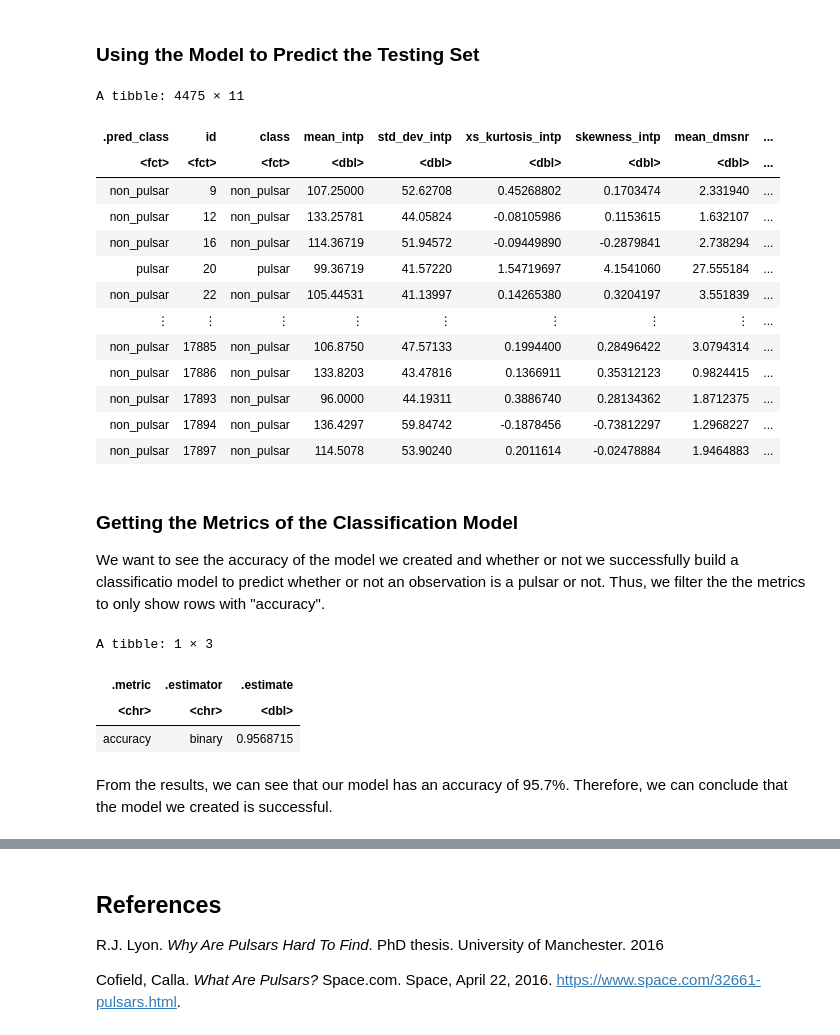
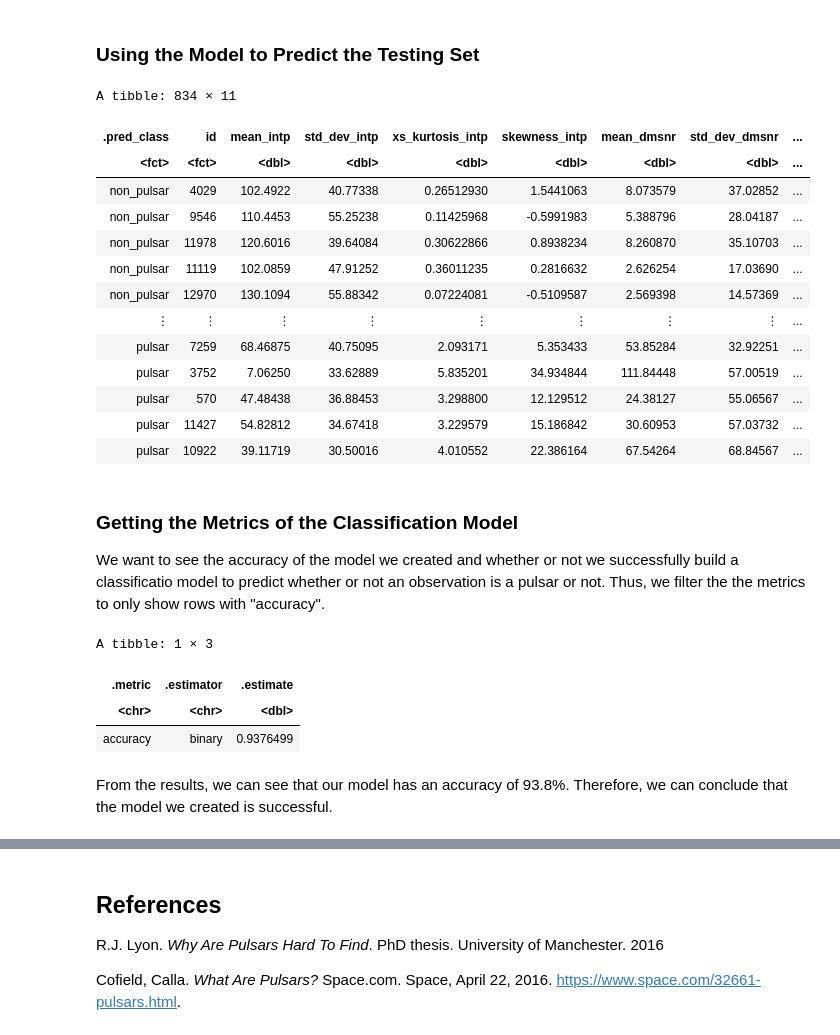
Before and after one commit to IDEKENTERPRISES/dsci-pulsar, a Jupyter notebook: final_code.ipynb, the cells around one changed output, grey strips where cells are left out. Drawn from its saved outputs; the diff is of its cells as text; code cells hidden in the pictures.

```diff
--- a/final_code.ipynb
+++ b/final_code.ipynb
@@ -166,3 +166,14 @@ A tibble: 2444 × 10
 | 17516 | 89.86719 | 47.48229 | 1.591325 | 2.5050565 | 0.7633779 | 12.39356 | ... |
 | 17559 | 77.07031 | 39.00064 | 1.884421 | 6.3721776 | 38.5175585 | 65.74106 | ... |
 | 17877 | 111.76562 | 52.94359 | 0.671724 | 0.3835939 | 149.8436455 | 97.92695 | ... |
+# %%
+set.seed(2002)
+# Balancing the testing classes
+
+ups_recipe <- recipe(class ~ ., data = pulsar_data_testing) |>
+              step_downsample(class, under_ratio = 1, skip = FALSE) |>
+              prep()
+
+pulsar_data_test <- bake(ups_recipe, pulsar_data_train)
+
+pulsar_data_test
@@ -340,27 +379,27 @@ knn_fit <- workflow() |>
 # %% [markdown]
 ### Using the Model to Predict the Testing Set
 # %%
-knn_prediction <- predict(knn_fit, pulsar_data_testing) |>
-                  bind_cols(pulsar_data_testing)
+knn_prediction <- predict(knn_fit, pulsar_data_test) |>
+                  bind_cols(pulsar_data_test)
 
 knn_prediction2 <- knn_prediction |>
                    mutate(class = as_factor(class))
 knn_prediction2
 # %% [output]
-A tibble: 4475 × 11
+A tibble: 834 × 11
-| .pred_class | id | class | mean_intp | std_dev_intp | xs_kurtosis_intp | skewness_intp | mean_dmsnr | ... |
-| <fct> | <fct> | <fct> | <dbl> | <dbl> | <dbl> | <dbl> | <dbl> | ... |
-| non_pulsar | 9 | non_pulsar | 107.25000 | 52.62708 | 0.45268802 | 0.1703474 | 2.331940 | ... |
-| non_pulsar | 12 | non_pulsar | 133.25781 | 44.05824 | -0.08105986 | 0.1153615 | 1.632107 | ... |
-| non_pulsar | 16 | non_pulsar | 114.36719 | 51.94572 | -0.09449890 | -0.2879841 | 2.738294 | ... |
-| pulsar | 20 | pulsar | 99.36719 | 41.57220 | 1.54719697 | 4.1541060 | 27.555184 | ... |
-| non_pulsar | 22 | non_pulsar | 105.44531 | 41.13997 | 0.14265380 | 0.3204197 | 3.551839 | ... |
+| .pred_class | id | mean_intp | std_dev_intp | xs_kurtosis_intp | skewness_intp | mean_dmsnr | std_dev_dmsnr | ... |
+| <fct> | <fct> | <dbl> | <dbl> | <dbl> | <dbl> | <dbl> | <dbl> | ... |
+| non_pulsar | 4029 | 102.4922 | 40.77338 | 0.26512930 | 1.5441063 | 8.073579 | 37.02852 | ... |
+| non_pulsar | 9546 | 110.4453 | 55.25238 | 0.11425968 | -0.5991983 | 5.388796 | 28.04187 | ... |
+| non_pulsar | 11978 | 120.6016 | 39.64084 | 0.30622866 | 0.8938234 | 8.260870 | 35.10703 | ... |
+| non_pulsar | 11119 | 102.0859 | 47.91252 | 0.36011235 | 0.2816632 | 2.626254 | 17.03690 | ... |
+| non_pulsar | 12970 | 130.1094 | 55.88342 | 0.07224081 | -0.5109587 | 2.569398 | 14.57369 | ... |
 | ⋮ | ⋮ | ⋮ | ⋮ | ⋮ | ⋮ | ⋮ | ⋮ | ... |
-| non_pulsar | 17885 | non_pulsar | 106.8750 | 47.57133 | 0.1994400 | 0.28496422 | 3.0794314 | ... |
-| non_pulsar | 17886 | non_pulsar | 133.8203 | 43.47816 | 0.1366911 | 0.35312123 | 0.9824415 | ... |
-| non_pulsar | 17893 | non_pulsar | 96.0000 | 44.19311 | 0.3886740 | 0.28134362 | 1.8712375 | ... |
-| non_pulsar | 17894 | non_pulsar | 136.4297 | 59.84742 | -0.1878456 | -0.73812297 | 1.2968227 | ... |
-| non_pulsar | 17897 | non_pulsar | 114.5078 | 53.90240 | 0.2011614 | -0.02478884 | 1.9464883 | ... |
+| pulsar | 7259 | 68.46875 | 40.75095 | 2.093171 | 5.353433 | 53.85284 | 32.92251 | ... |
+| pulsar | 3752 | 7.06250 | 33.62889 | 5.835201 | 34.934844 | 111.84448 | 57.00519 | ... |
+| pulsar | 570 | 47.48438 | 36.88453 | 3.298800 | 12.129512 | 24.38127 | 55.06567 | ... |
+| pulsar | 11427 | 54.82812 | 34.67418 | 3.229579 | 15.186842 | 30.60953 | 57.03732 | ... |
+| pulsar | 10922 | 39.11719 | 30.50016 | 4.010552 | 22.386164 | 67.54264 | 68.84567 | ... |
 # %% [markdown]
 ### Getting the Metrics of the Classification Model
 
@@ -374,8 +413,8 @@ knn_metrics
 A tibble: 1 × 3
 | .metric | .estimator | .estimate |
 | <chr> | <chr> | <dbl> |
-| accuracy | binary | 0.9568715 |
+| accuracy | binary | 0.9376499 |
 # %% [markdown]
-From the results, we can see that our model has an accuracy of 95.7%. Therefore, we can conclude that the model we created is successful.
+From the results, we can see that our model has an accuracy of 93.8%. Therefore, we can conclude that the model we created is successful.
 # %% [markdown]
 ## Discussion
```
Also changed, not shown: parts of 7 cells of this notebook.
